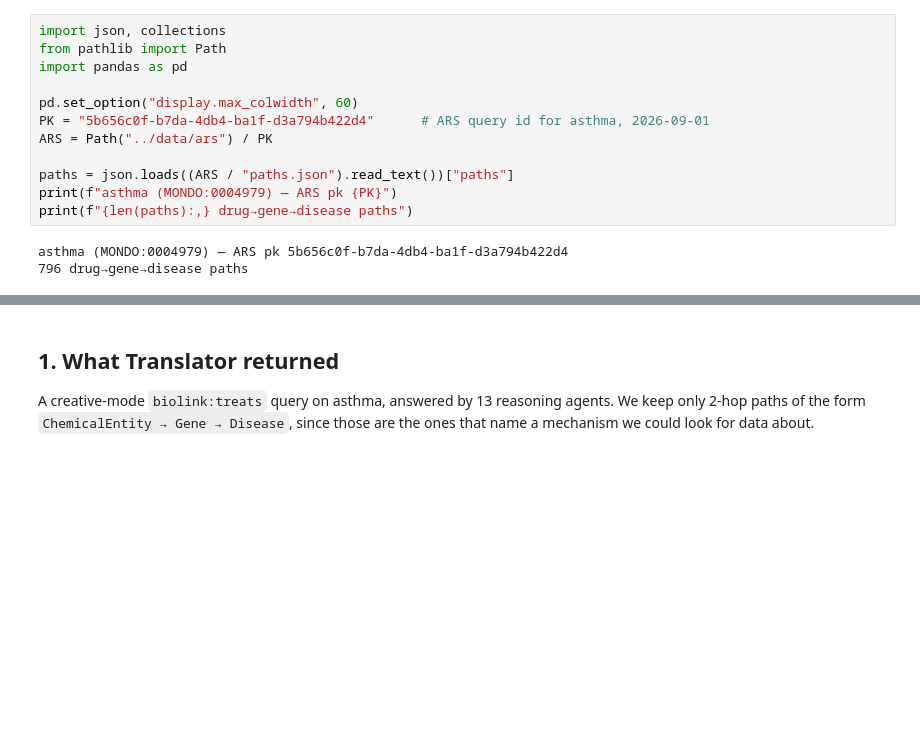
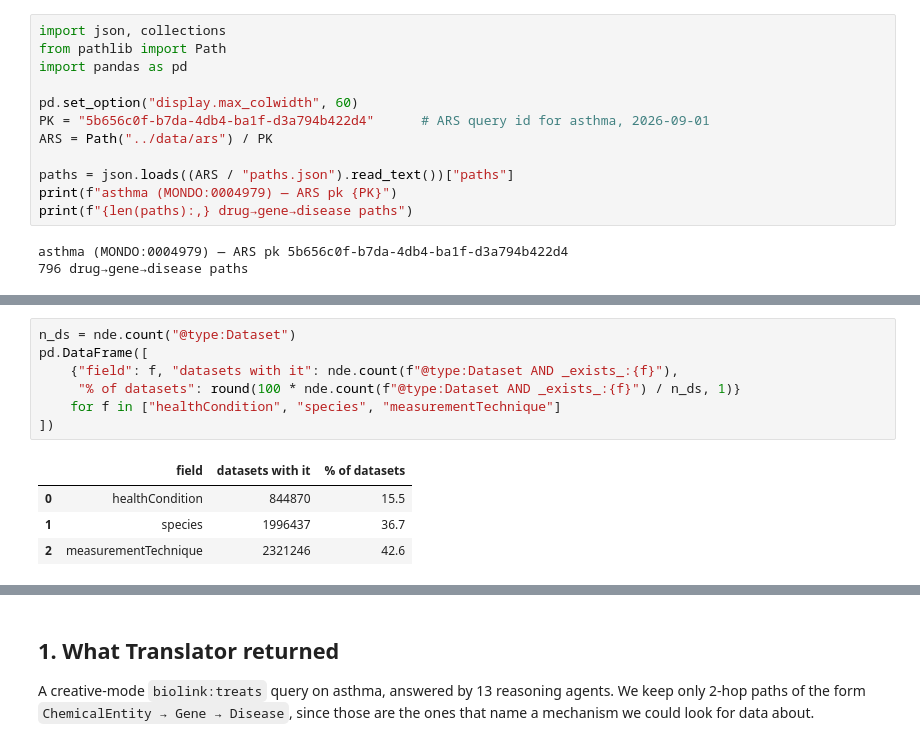
Before and after one commit to andrewsu/translator-nde, a Jupyter notebook: notebooks/asthma_translator_nde.ipynb, the cells around one changed output, grey strips where cells are left out. Saved outputs shown, nothing was run; the diff lists cells and outputs as text; blank space fills up the shorter version.

```diff
--- a/notebooks/asthma_translator_nde.ipynb
+++ b/notebooks/asthma_translator_nde.ipynb
@@ -34,0 +107,12 @@ asthma (MONDO:0004979) — ARS pk 5b656c0f-b7da-4db4-ba1f-d3a794b422d4
+# %%
+n_ds = nde.count("@type:Dataset")
+pd.DataFrame([
+    {"field": f, "datasets with it": nde.count(f"@type:Dataset AND _exists_:{f}"),
+     "% of datasets": round(100 * nde.count(f"@type:Dataset AND _exists_:{f}") / n_ds, 1)}
+    for f in ["healthCondition", "species", "measurementTechnique"]
+])
+# %% [output]
+|  | field | datasets with it | % of datasets |
+| 0 | healthCondition | 844870 | 15.5 |
+| 1 | species | 1996437 | 36.7 |
+| 2 | measurementTechnique | 2321246 | 42.6 |
```
Also changed, not shown: parts of 5 cells of this notebook.
